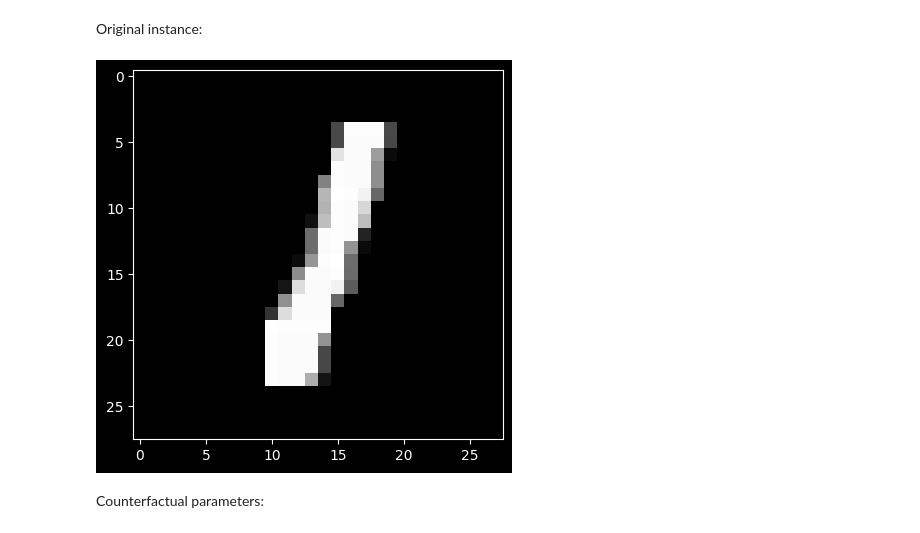
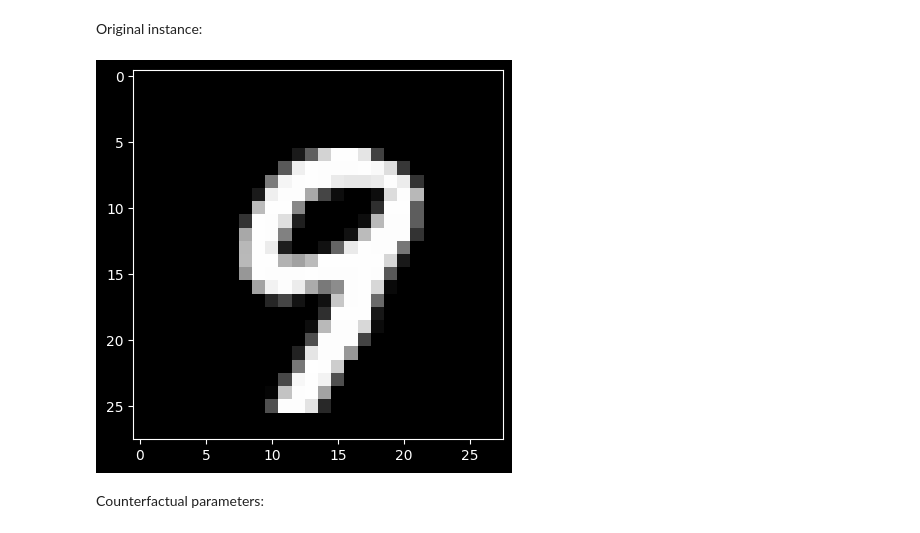
Before and after one commit to xuanxuanxuan-git/facelift, a Jupyter notebook: examples/cfproto_mnist.ipynb, the cells around one changed output. Cells and saved outputs as stored; diff of their text form; code cells hidden in the pictures.

```diff
--- a/examples/cfproto_mnist.ipynb
+++ b/examples/cfproto_mnist.ipynb
@@ -32,6 +33,17 @@ data_path = "../data/raw_data/mnist/mnist_train.csv"
 data = pd.read_csv(data_path,
                         delimiter=",", header=None, dtype=np.uint8)
 X = data.iloc[:, 1:]
+y = np.asarray(data.iloc[:, :1][0])
+
+all_indices = []
+for digit in np.arange(0,10):
+    single_digit_indices = set(np.where(y == digit)[0][:1000])
+    all_indices = set(all_indices).union(single_digit_indices)
+print(len(all_indices))
+
+X = X.iloc[list(all_indices), :]
+
 X = X[X.columns].values.reshape(-1, 28, 28)
-y = np.asarray(data.iloc[:, :1][0])
+y = np.asarray(data.iloc[list(all_indices), :1][0])
+
 x_train, x_test, y_train, y_test = train_test_split(X, y, test_size=0.2, random_state=42)
@@ -135,21 +160,21 @@ def ae_model():
 
     return autoencoder, encoder, decoder
 # %%
-ae, enc, dec = ae_model()
-ae.fit(x_train, x_train, batch_size=128, epochs=4, validation_data=(x_test, x_test), verbose=0)
-ae.save('../data/saved_models/mnist_ae.h5', save_format='h5')
-enc.save('../data/saved_models/mnist_enc.h5', save_format='h5')
+# ae, enc, dec = ae_model()
+# ae.fit(x_train, x_train, batch_size=128, epochs=4, validation_data=(x_test, x_test), verbose=0)
+# ae.save('../data/saved_models/mnist_ae.h5', save_format='h5')
+# enc.save('../data/saved_models/mnist_enc.h5', save_format='h5')
 # %% [markdown]
 ## Generate counterfactual guided by the nearest class prototype
 # %% [markdown]
 Original instance:
 # %%
-factual_img_idx = 2
+factual_img_idx = 0
 target_class = 5
 factual_x = x_train[factual_img_idx].reshape((1,) + x_test[0].shape)
 plt.imshow(factual_x.reshape(28, 28));
 # %% [output]
-[figure, old version]
+[figure, new version]
 # %% [markdown]
 Counterfactual parameters:
 # %%
```
Also changed, not shown: parts of 14 cells of this notebook, 1 other file.
